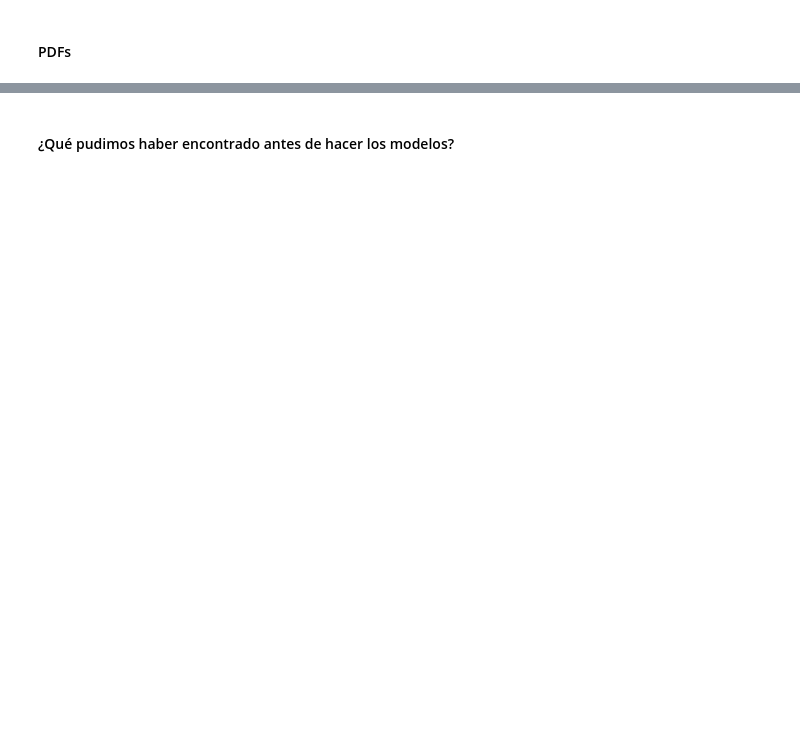
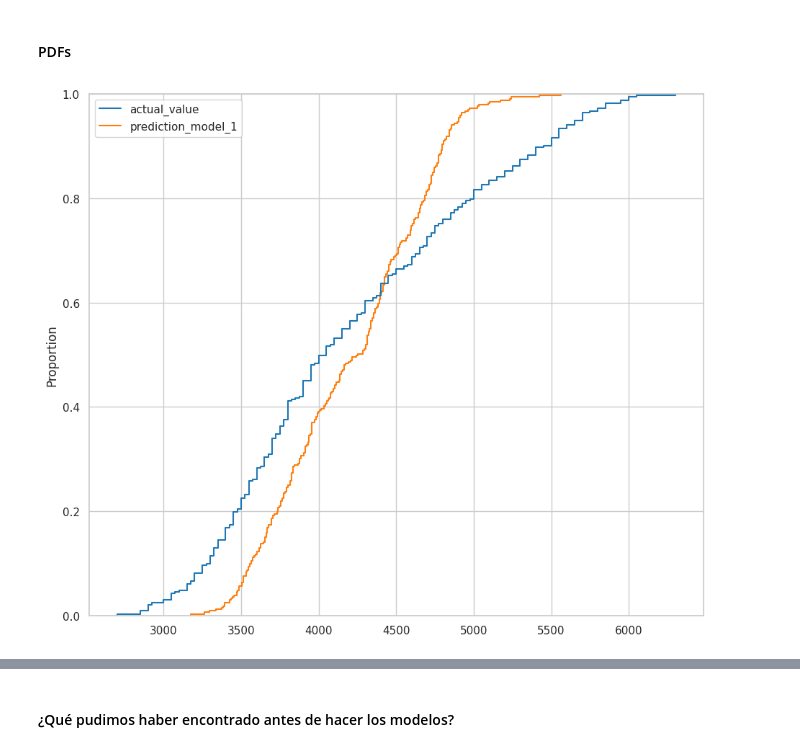
Before and after one commit to dionicio-alberto/Analisis-Explotarorio-De-Datos, a Jupyter notebook: curso.ipynb, the cells around one changed output, grey strips where cells are left out. Drawn from its saved outputs; the diff is of its cells as text; code cells hidden in the pictures; blank space fills up the shorter version.

```diff
--- a/curso.ipynb
+++ b/curso.ipynb
@@ -1073,2 +1260,9 @@ plt.show()
 # %% [markdown]
 #### PDFs
+# %%
+sns.ecdfplot(
+    data=models_results.select_columns(['actual_value','prediction_model_1'])
+)
+plt.show()
+# %% [output]
+[figure, added]
```
Also changed, not shown: parts of 23 cells of this notebook.
